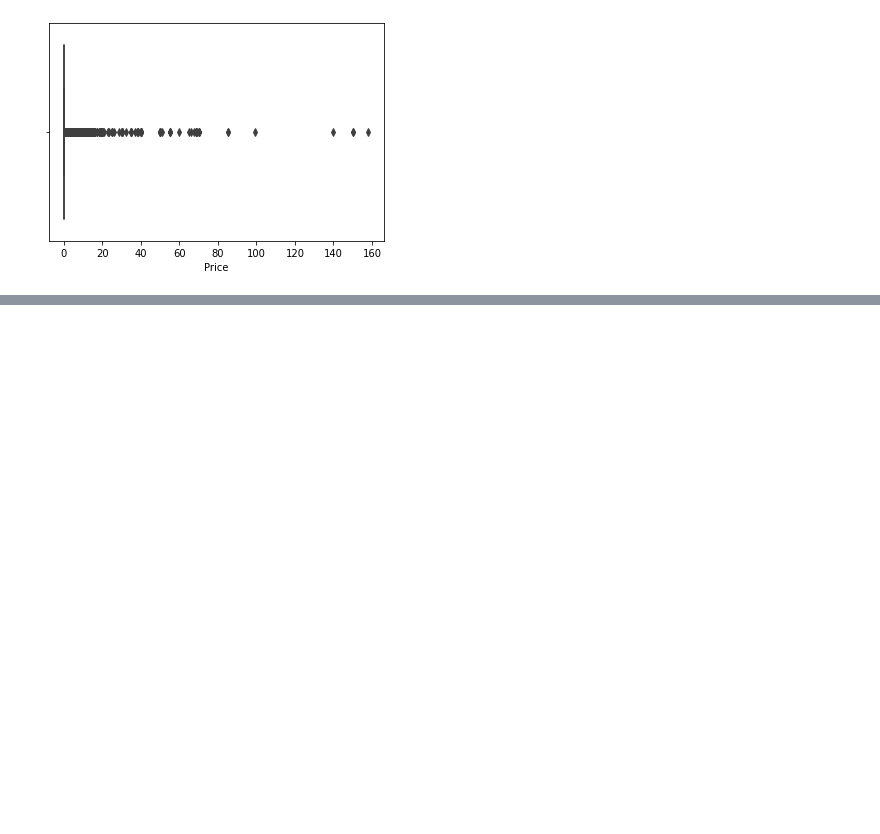
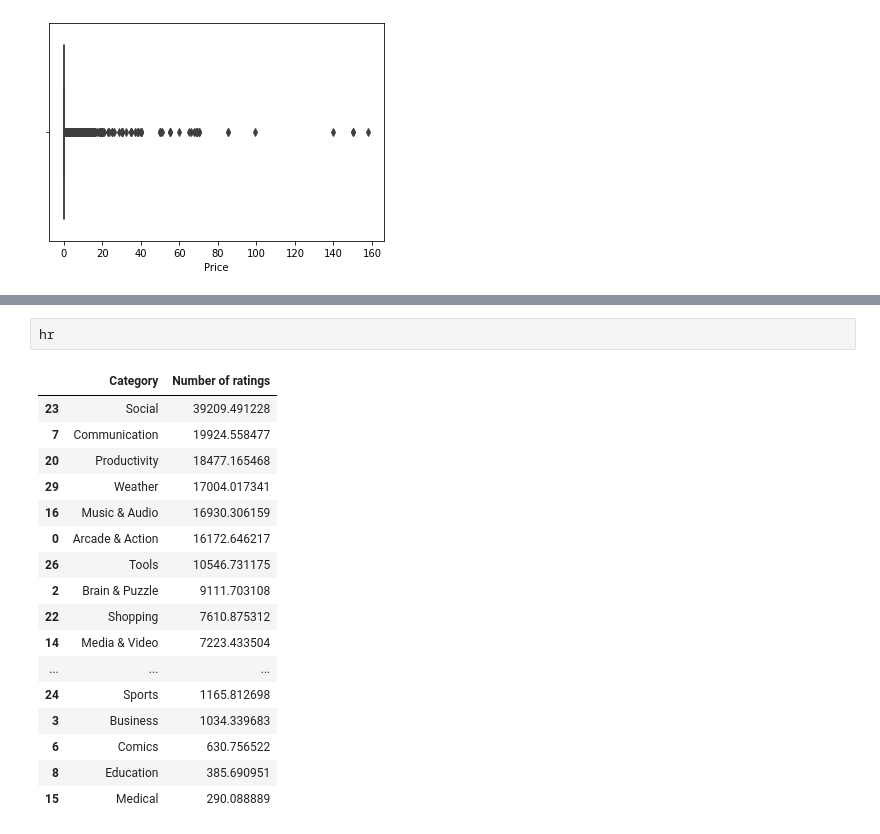
Before and after one commit to ajayn3300/Android-Authenticity-Prediction--Classification-, a Jupyter notebook: ANDRIOD_AUTHENTICITY_PREDICTION.ipynb, the cells around one changed output, grey strips where cells are left out. Cells and saved outputs as stored; diff of their text form; blank space fills up the shorter version.

```diff
--- a/ANDRIOD_AUTHENTICITY_PREDICTION.ipynb
+++ b/ANDRIOD_AUTHENTICITY_PREDICTION.ipynb
@@ -579,0 +682,20 @@ for i in col_3:
+# %%
+hr
+# %% [output]
+|  | Category | Number of ratings |
+| 23 | Social | 39209.491228 |
+| 7 | Communication | 19924.558477 |
+| 20 | Productivity | 18477.165468 |
+| 29 | Weather | 17004.017341 |
+| 16 | Music & Audio | 16930.306159 |
+| 0 | Arcade & Action | 16172.646217 |
+| 26 | Tools | 10546.731175 |
+| 2 | Brain & Puzzle | 9111.703108 |
+| 22 | Shopping | 7610.875312 |
+| 14 | Media & Video | 7223.433504 |
+| ... | ... | ... |
+| 24 | Sports | 1165.812698 |
+| 3 | Business | 1034.339683 |
+| 6 | Comics | 630.756522 |
+| 8 | Education | 385.690951 |
+| 15 | Medical | 290.088889 |
```
Also changed, not shown: parts of 22 cells of this notebook.
